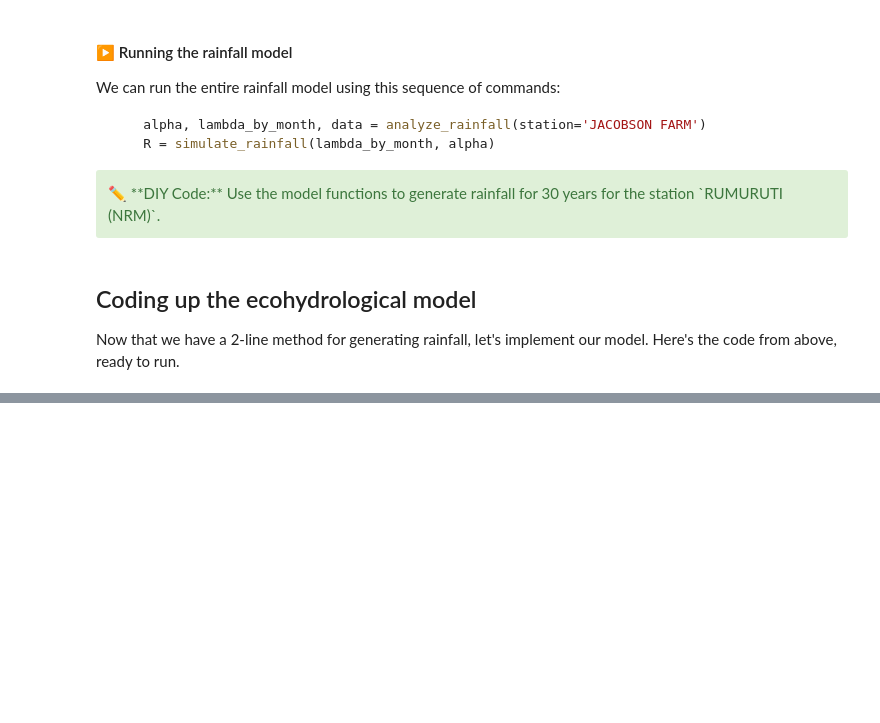
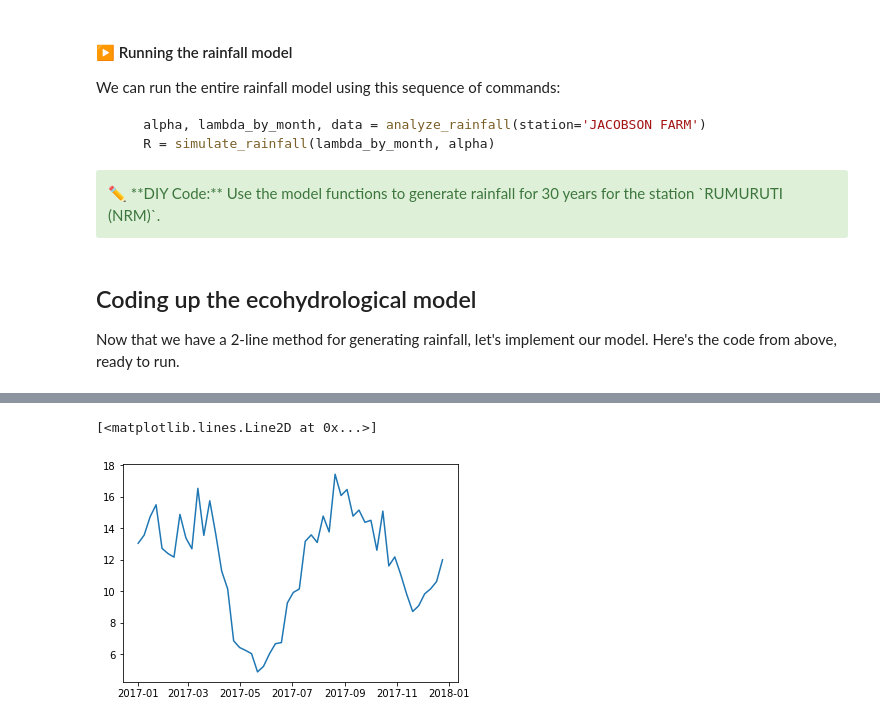
Before and after one commit to ecohydro/RidgeToReef, a Jupyter notebook: chapters/Chapter 3.ipynb, the cells around one changed output, grey strips where cells are left out. Cells and saved outputs as stored; diff of their text form; code cells hidden in the pictures; blank space fills up the shorter version.

```diff
--- a/chapters/Chapter 3.ipynb
+++ b/chapters/Chapter 3.ipynb
@@ -364,0 +439,27 @@ Text(0.5,1,'Total rainfall    332 [mm],  avg. S: 19.44 [mm]')
+# %%
+station = 'JACOBSON FARM'
+alpha, lambda_by_month, rain_data = analyze_rainfall(station=station)
+n_seasons = 100
+days_to_maturity = 150
+
+planting_dates = np.arange(datetime(2017,1,1), datetime(2017,12,31), timedelta(weeks=1)).astype(datetime)
+
+S_avg = []
+for planting_date in planting_dates:
+    R, dt = simulate_rainfall(lambda_by_month, alpha, planting_date=planting_date, n_seasons=n_seasons)
+
+    # Step 3. Run the ecohydrological model.
+    output = []
+    S = []
+    dSdt = []
+    for r in R:
+        output = (run_model(r))
+        S.append(output['S'])
+        dSdt.append(output['dSdt'])
+    df_S = pd.DataFrame(S)
+    S_avg.append(df_S.mean().mean())
+
+plt.plot(planting_dates,S_avg)
+# %% [output]
+[<matplotlib.lines.Line2D at 0x...>]
+[figure, added]
```
Also changed, not shown: parts of 10 cells of this notebook.
